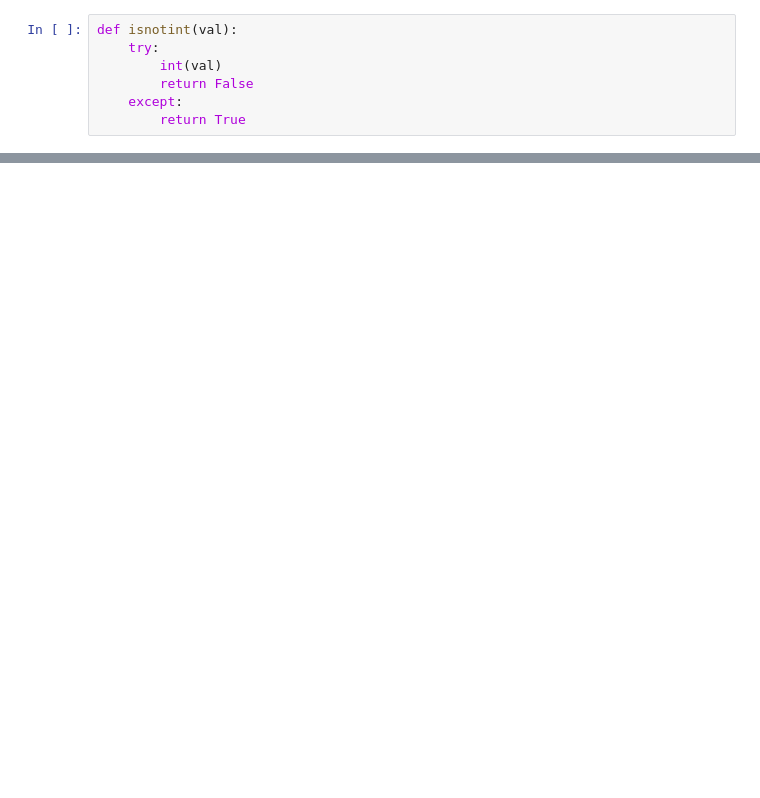
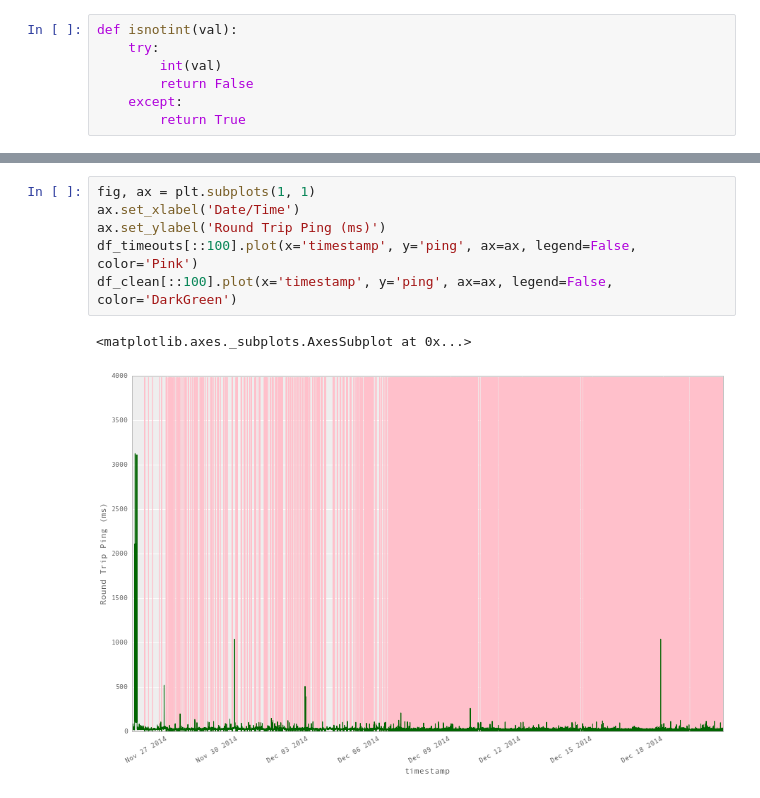
Before and after one commit to logston/IPython-Notebooks, a Jupyter notebook: ping-test/ping-test.ipynb, the cells around one changed output, grey strips where cells are left out. Drawn from its saved outputs; the diff is of its cells as text; blank space fills up the shorter version.

```diff
--- a/ping-test/ping-test.ipynb
+++ b/ping-test/ping-test.ipynb
@@ -50,0 +64,9 @@ frame.plot()
+# %%
+fig, ax = plt.subplots(1, 1)
+ax.set_xlabel('Date/Time')
+ax.set_ylabel('Round Trip Ping (ms)')
+df_timeouts[::100].plot(x='timestamp', y='ping', ax=ax, legend=False, color='Pink')
+df_clean[::100].plot(x='timestamp', y='ping', ax=ax, legend=False, color='DarkGreen')
+# %% [output]
+<matplotlib.axes._subplots.AxesSubplot at 0x...>
+[figure, added]
```
Also changed, not shown: parts of 24 cells of this notebook.
